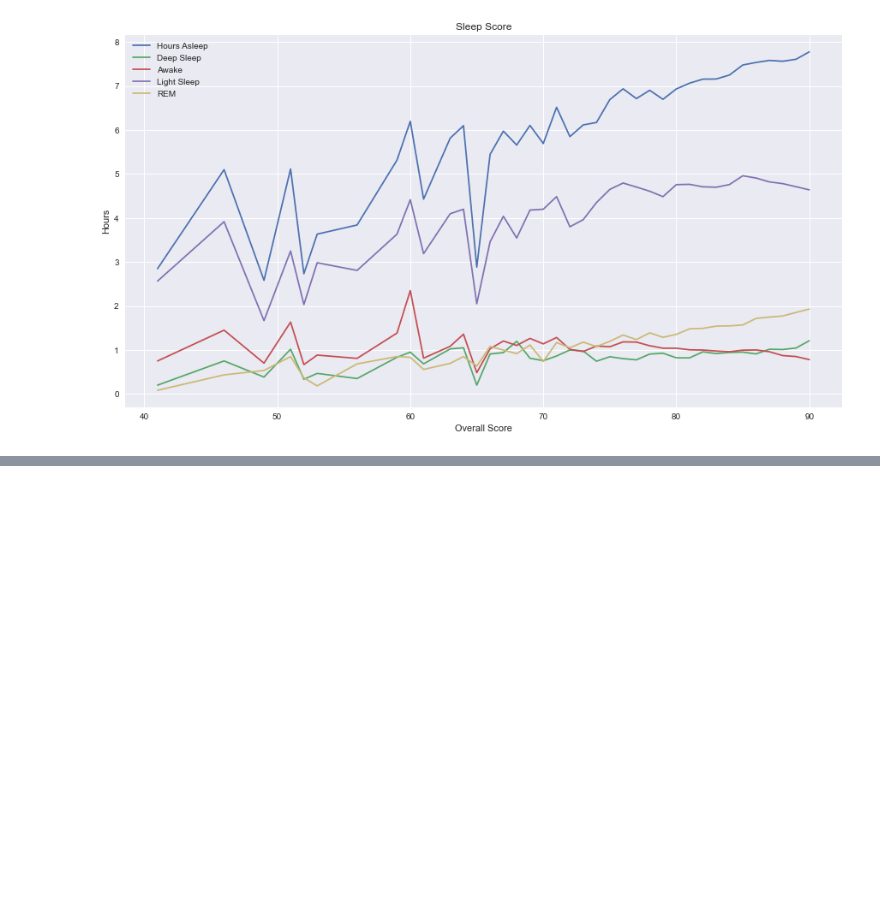
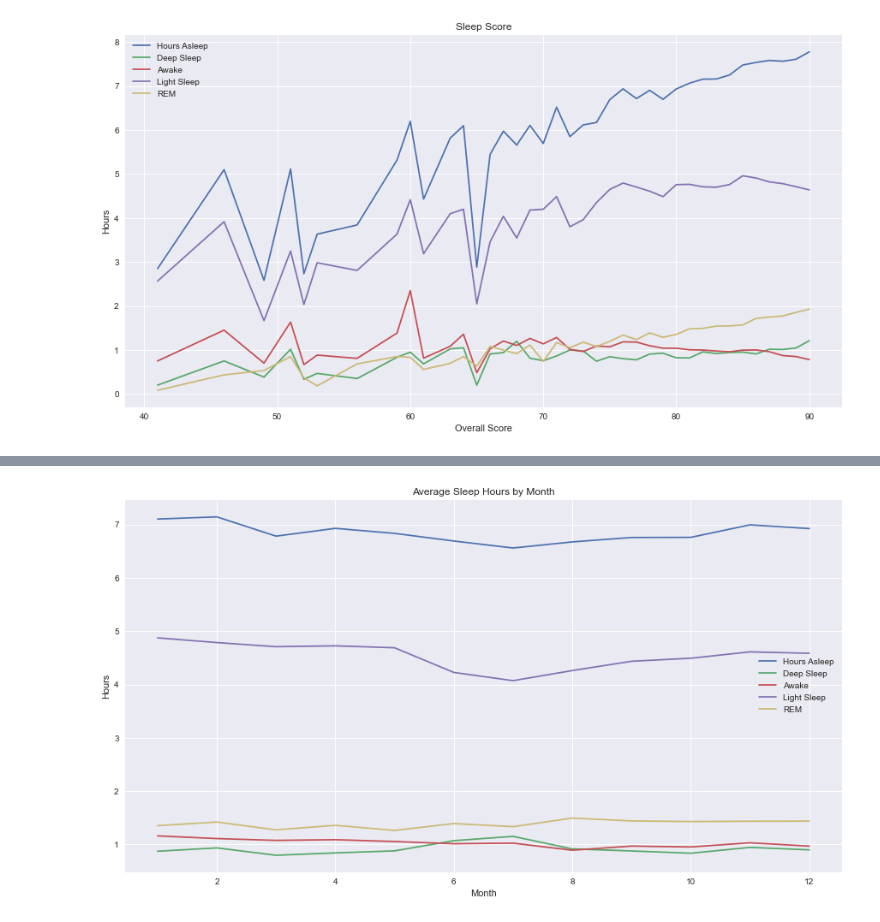
Before and after one commit to bratrudb/Fitbit_data_analysis, a Jupyter notebook: fitbit_analysis-sleep.ipynb, the cells around one changed output, grey strips where cells are left out. Drawn from its saved outputs; the diff is of its cells as text; code cells hidden in the pictures; blank space fills up the shorter version.

```diff
--- a/fitbit_analysis-sleep.ipynb
+++ b/fitbit_analysis-sleep.ipynb
@@ -186,3 +187,7 @@ sleep_times.set_ylabel("Hours")
 plt.show()
 # %% [output]
 [figure]
+# %%
+# Hours by month
+sleep_analysis_month_df = sleep_times_scores_df.groupby('Month')['Hours Asleep','Deep Sleep','Awake','Light Sleep','REM'].mean()
+sleep_analysis_month_df
@@ -188,0 +209,11 @@ plt.show()
+# %%
+# Sleep score plot
+plt.style.use('seaborn')
+
+sleep_times = sleep_analysis_month_df.plot(figsize=(15,8))
+sleep_times.set_title("Average Sleep Hours by Month")
+sleep_times.set_xlabel("Month")
+sleep_times.set_ylabel("Hours")
+plt.show()
+# %% [output]
+[figure, added]
```
Also changed, not shown: parts of 3 cells of this notebook, 2 other files.
